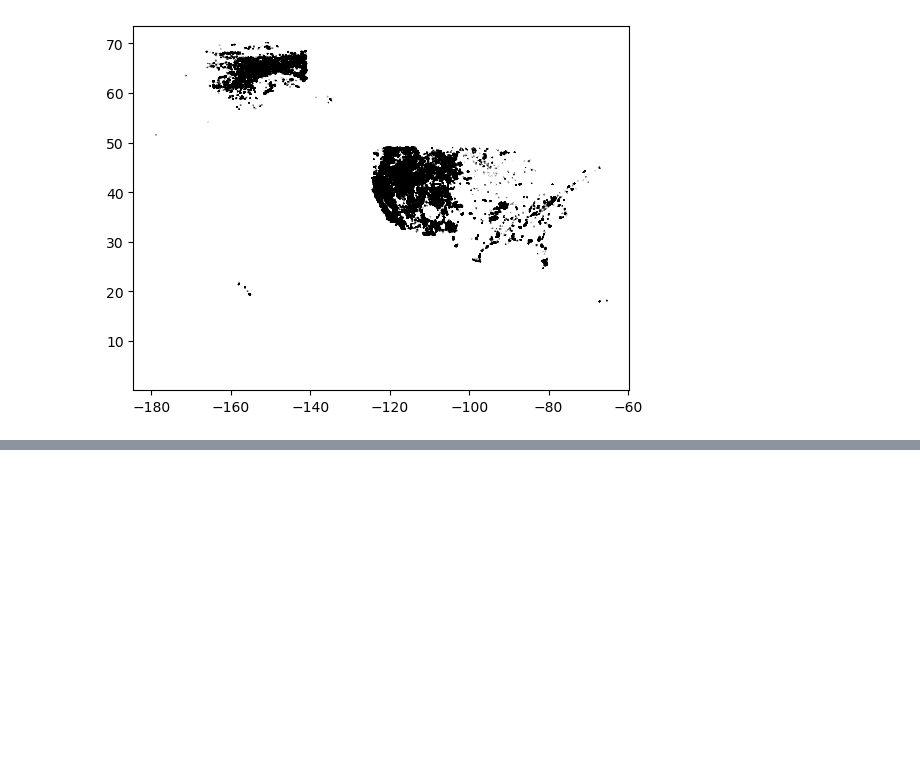
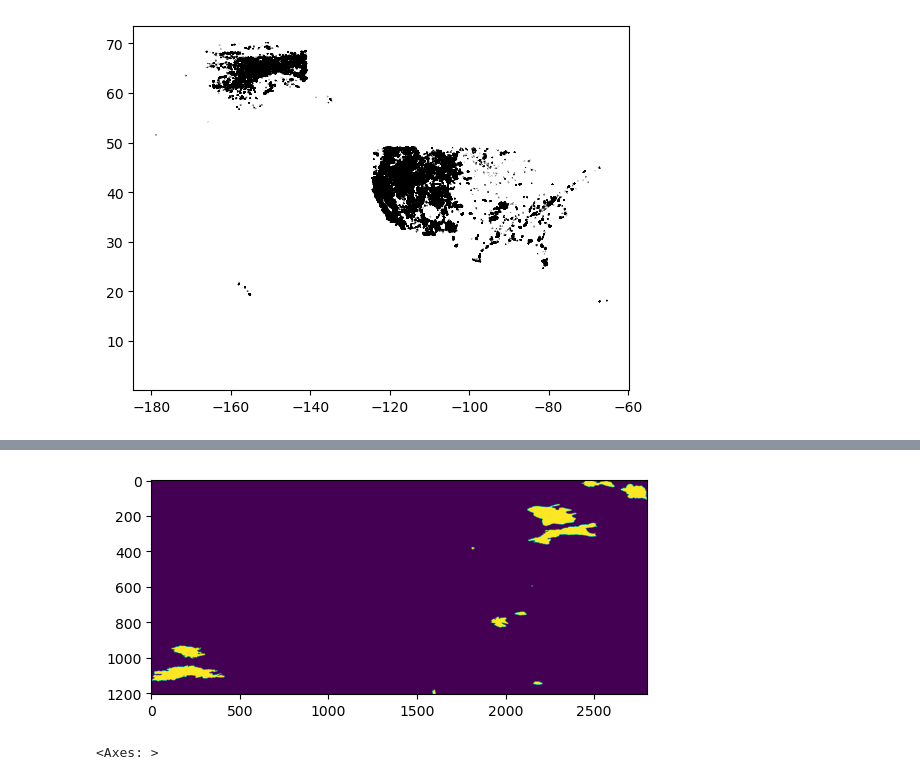
Before and after one commit to cmanna75/wildfire_susceptibility, a Jupyter notebook: Wildfire_Susceptibility.ipynb, the cells around one changed output, grey strips where cells are left out. Drawn from its saved outputs; the diff is of its cells as text; code cells hidden in the pictures; blank space fills up the shorter version.

```diff
--- a/Wildfire_Susceptibility.ipynb
+++ b/Wildfire_Susceptibility.ipynb
@@ -189,0 +365,17 @@ Name: 1, dtype: object
+# %%
+for idx, fire in wildfire_points_roi.iterrows():
+    #print(fire.FIRE_YEAR)
+    geom = fire.geometry
+
+    #elevation_mask = geometry_mask([geom],Elev.transform,Elev.width, Elev.height)
+    elevation_data = mask(Elev, [geom], crop=True)
+    slope_data = mask(Slope,[geom], crop=True)
+    aspect_data = mask(Aspect,[geom], crop = True)
+    year_index = int(fire.FIRE_YEAR) - 2000
+    ndvi_data = mask(NDVI[year_index],[geom], crop = True)
+
+    print(fire.FIRE_YEAR)
+    print(int(fire.FIRE_YEAR) - 2000)
+    #print(slope_data[0])
+    #print(elevation_data[0])
+    #print(elevation_data[0].mean())
@@ -189,0 +400,15 @@ Name: 1, dtype: object
+# %%
+point_density = 100000 #test
+
+point_coordinates = []
+elevation_values = []
+
+for idx, fire in wildfire_points_roi.iterrows():
+    num_points = ceil(fire.geometry.area*point_density)
+    min_x, min_y, max_x, max_y = fire.geometry.bounds
+    side_length = int(np.sqrt(num_points))
+    x_coords = np.linspace(min_x,max_x, side_length)
+    y_coords = np.linspace(min_y,max_y, side_length)
+    points_within_polygon = [Point(x,y) for x in x_coords for y in y_coords if fire.geometry.contains(Point(x,y))]
+    print(num_points)
+    print(points_within_polygon)
@@ -189,0 +433,15 @@ Name: 1, dtype: object
+# %%
+resolution = .001
+width = int((max_x-min_x)/resolution)
+height = int((max_y-min_y)/resolution)
+transform = rio.transform.from_bounds(*bounds, width = width, height = height)
+raster = np.zeros((height,width), dtype=np.uint8)
+crs = wildfire_points_roi.crs1
+for idx, fire in wildfire_points_roi.iterrows():
+    shapes = [(fire.geometry,1)]
+    raster = rasterize(shapes, out=raster, transform = transform, all_touched=True)
+
+show(raster)
+# %% [output]
+[figure, added]
+<Axes: >
```
Also changed, not shown: parts of 41 cells of this notebook.
